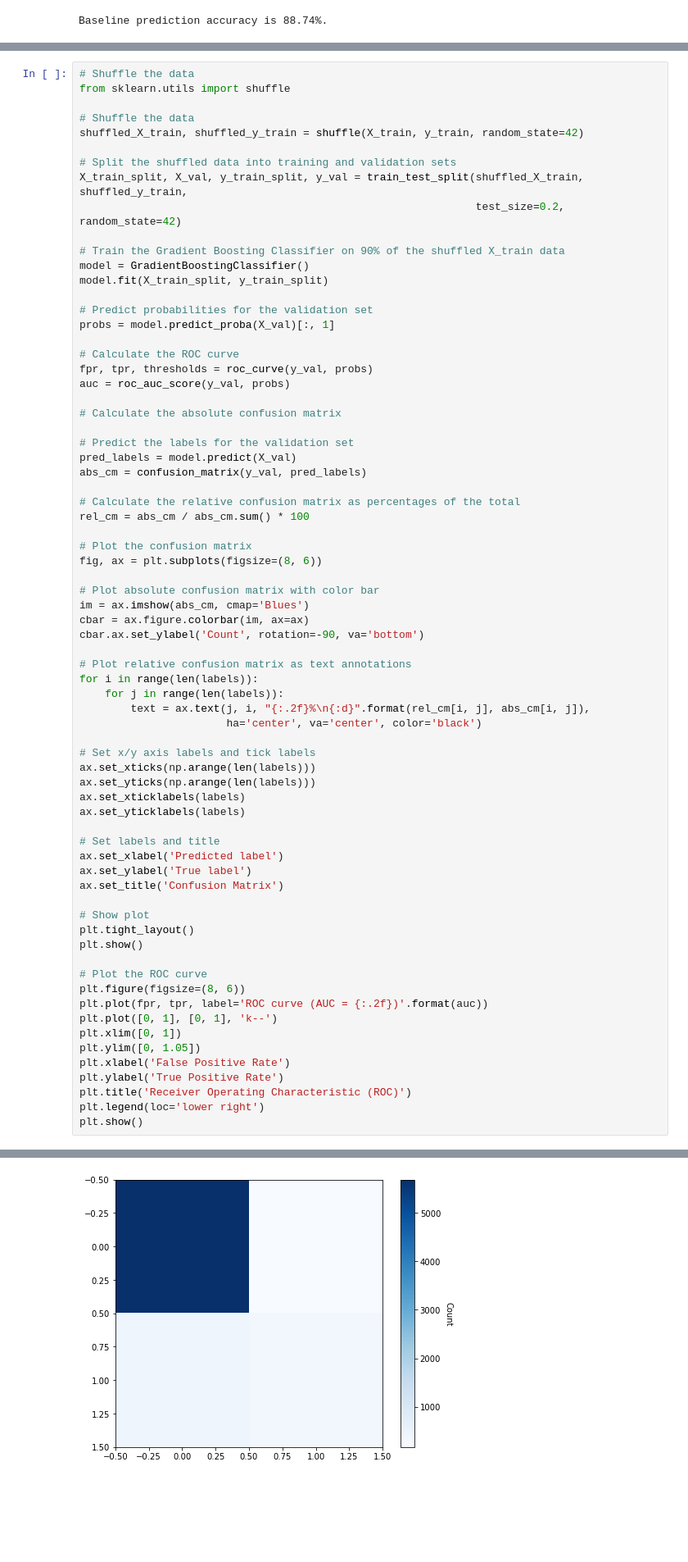
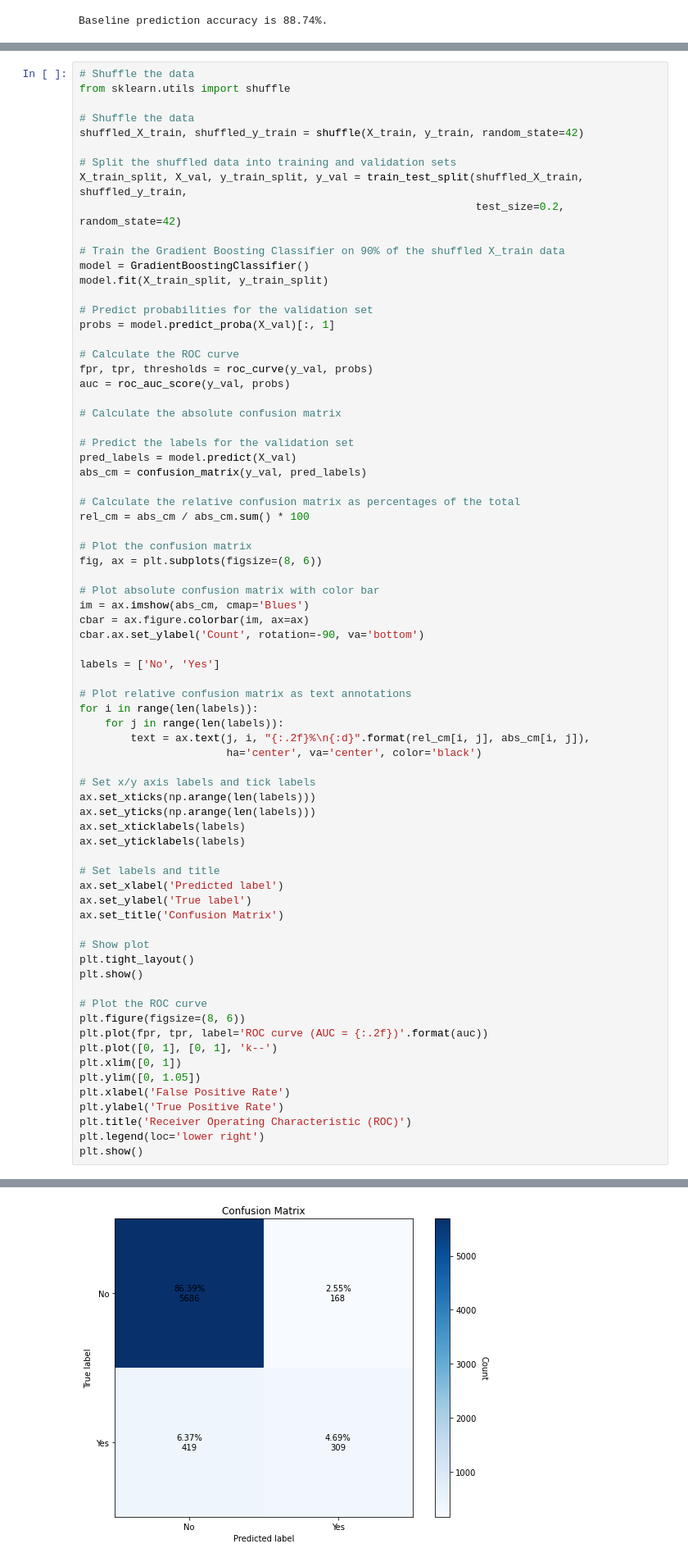
Before and after one commit to BerthoMo/user-behavior, a Jupyter notebook: Model Training & Selection, Feature Importance and Test Submission.ipynb, the cells around one changed output, grey strips where cells are left out. Shown: that part at 82% size. Drawn from its saved outputs; the diff is of its cells as text; blank space fills up the shorter version.

```diff
--- a/Model Training & Selection, Feature Importance and Test Submission.ipynb
+++ b/Model Training & Selection, Feature Importance and Test Submission.ipynb
@@ -214,6 +214,8 @@ im = ax.imshow(abs_cm, cmap='Blues')
 cbar = ax.figure.colorbar(im, ax=ax)
 cbar.ax.set_ylabel('Count', rotation=-90, va='bottom')
 
+labels = ['No', 'Yes']
+
 # Plot relative confusion matrix as text annotations
 for i in range(len(labels)):
     for j in range(len(labels)):
@@ -251 +252 @@ NameError: name 'labels' is not defined
-[figure, old version]
+[figure, new version]
```
Also changed, not shown: parts of 2 cells of this notebook, 2 other files.
